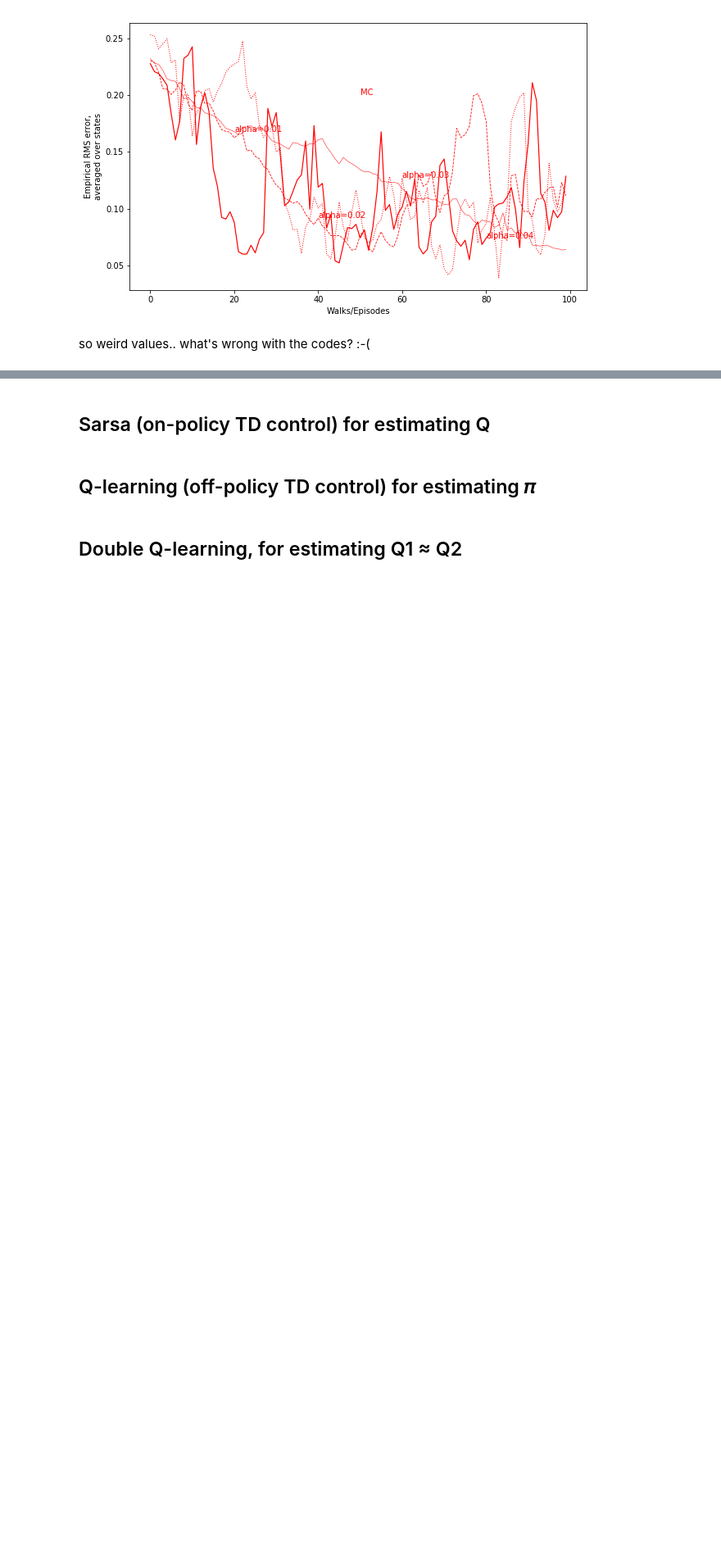
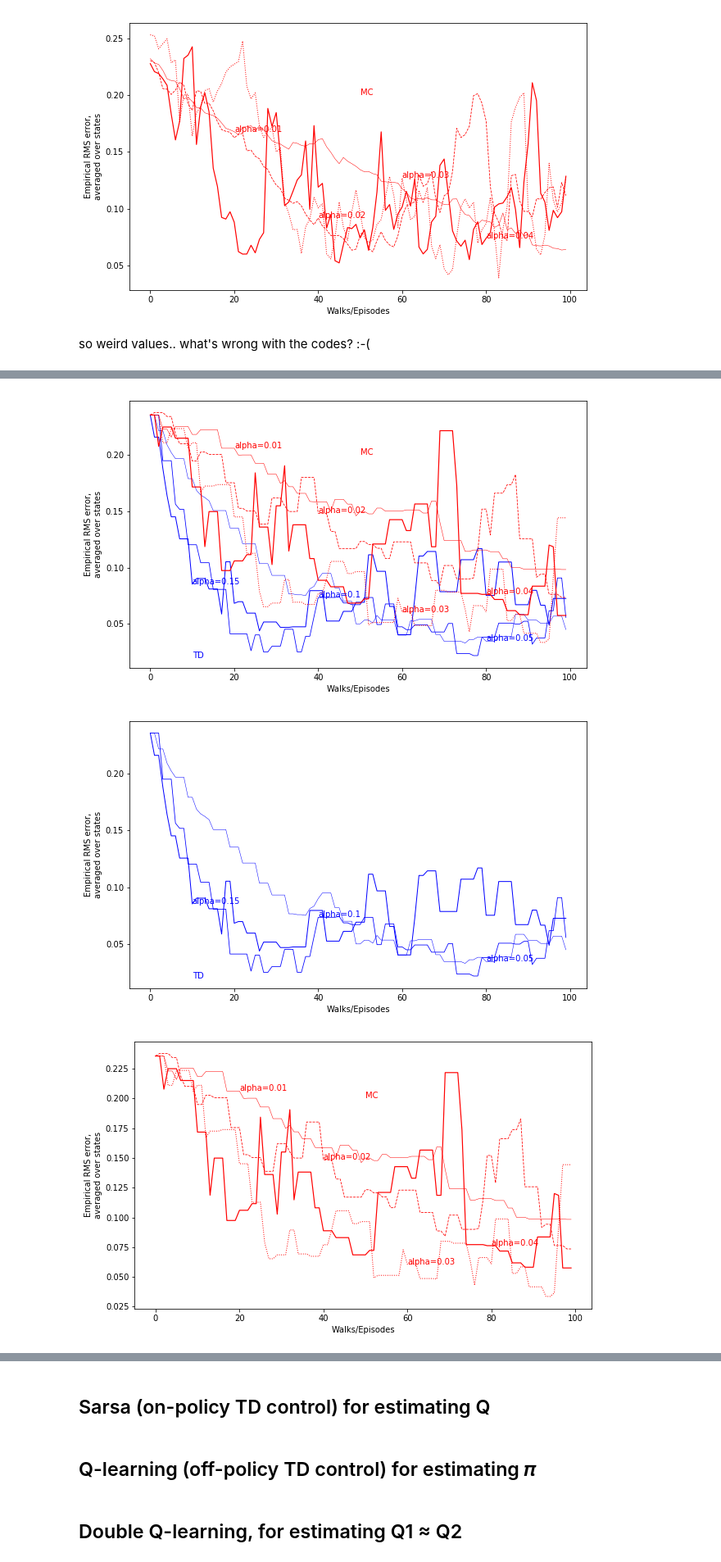
Before and after one commit to Ingenjoy/reinforcement2e, a Jupyter notebook: chapter6/chapter6_yoonforh.ipynb, the cells around one changed output, grey strips where cells are left out. Shown at 82% size. Saved outputs shown, nothing was run; the diff lists cells and outputs as text; code cells hidden in the pictures; blank space fills up the shorter version.

Commit message:
TD batch update

```diff
--- a/chapter6/chapter6_yoonforh.ipynb
+++ b/chapter6/chapter6_yoonforh.ipynb
@@ -614,11 +614,11 @@ mc_rms_004 = agent_mc_rms.rms
 # %%
 # draw random walk policy rms per episodes
 
-def draw_random_walk_rms(draw_td = True, draw_mc = True) :
+def draw_random_walk_rms(draw_td = True, draw_mc = True, num_episode=100) :
     fig = plt.figure(figsize=(10,6))
     ax = fig.add_subplot(111)
 
-    x_axis = np.array(range(100))
+    x_axis = np.array(range(num_episode))
 
     if draw_td :
         ax.plot(x_axis, td0_rms_005, color='blue', lw=0.5, label='alpha=0.05')
@@ -663,0 +790,43 @@ so weird values.. what's wrong with the codes? :-(
+# %%
+batch_size = 20
+
+agent_td0_rms = BatchRMSTabularTD0Agent(env_rw, policy_rw, true_values = v_true, batch_size = batch_size, initial_value = 0.5, step_size = 0.05, num_episode=100)
+agent_td0_rms.run()
+td0_rms_005 = agent_td0_rms.rms
+
+agent_td0_rms = BatchRMSTabularTD0Agent(env_rw, policy_rw, true_values = v_true, batch_size = batch_size, initial_value = 0.5, step_size = 0.1, num_episode=100)
+agent_td0_rms.run()
+td0_rms_01 = agent_td0_rms.rms
+
+agent_td0_rms = BatchRMSTabularTD0Agent(env_rw, policy_rw, true_values = v_true, batch_size = batch_size, initial_value = 0.5, step_size = 0.15, num_episode=100)
+agent_td0_rms.run()
+td0_rms_015 = agent_td0_rms.rms
+
+agent_mc_rms = BatchNonstationaryMCPredictionAgent(env_rw, policy_rw, true_values = v_true, batch_size = batch_size, initial_value = 0.5,
+                                               first_visit=False, step_size = 0.01, num_episode=100)
+agent_mc_rms.run()
+mc_rms_001 = agent_mc_rms.rms
+
+agent_mc_rms = BatchNonstationaryMCPredictionAgent(env_rw, policy_rw, true_values = v_true, batch_size = batch_size, initial_value = 0.5,
+                                               first_visit=False, step_size = 0.02, num_episode=100)
+agent_mc_rms.run()
+mc_rms_002 = agent_mc_rms.rms
+
+agent_mc_rms = BatchNonstationaryMCPredictionAgent(env_rw, policy_rw, true_values = v_true, batch_size = batch_size, initial_value = 0.5,
+                                               first_visit=False, step_size = 0.03, num_episode=100)
+agent_mc_rms.run()
+mc_rms_003 = agent_mc_rms.rms
+
+
+agent_mc_rms = BatchNonstationaryMCPredictionAgent(env_rw, policy_rw, true_values = v_true, batch_size = batch_size, initial_value = 0.5,
+                                               first_visit=False, step_size = 0.04, num_episode=100)
+agent_mc_rms.run()
+mc_rms_004 = agent_mc_rms.rms
+
+draw_random_walk_rms(num_episode=100)
+draw_random_walk_rms(draw_mc=False, num_episode=100)
+draw_random_walk_rms(draw_td=False, num_episode=100)
+# %% [output]
+[figure, added]
+[figure, added]
+[figure, added]
```
Also changed, not shown: parts of 5 cells of this notebook.
